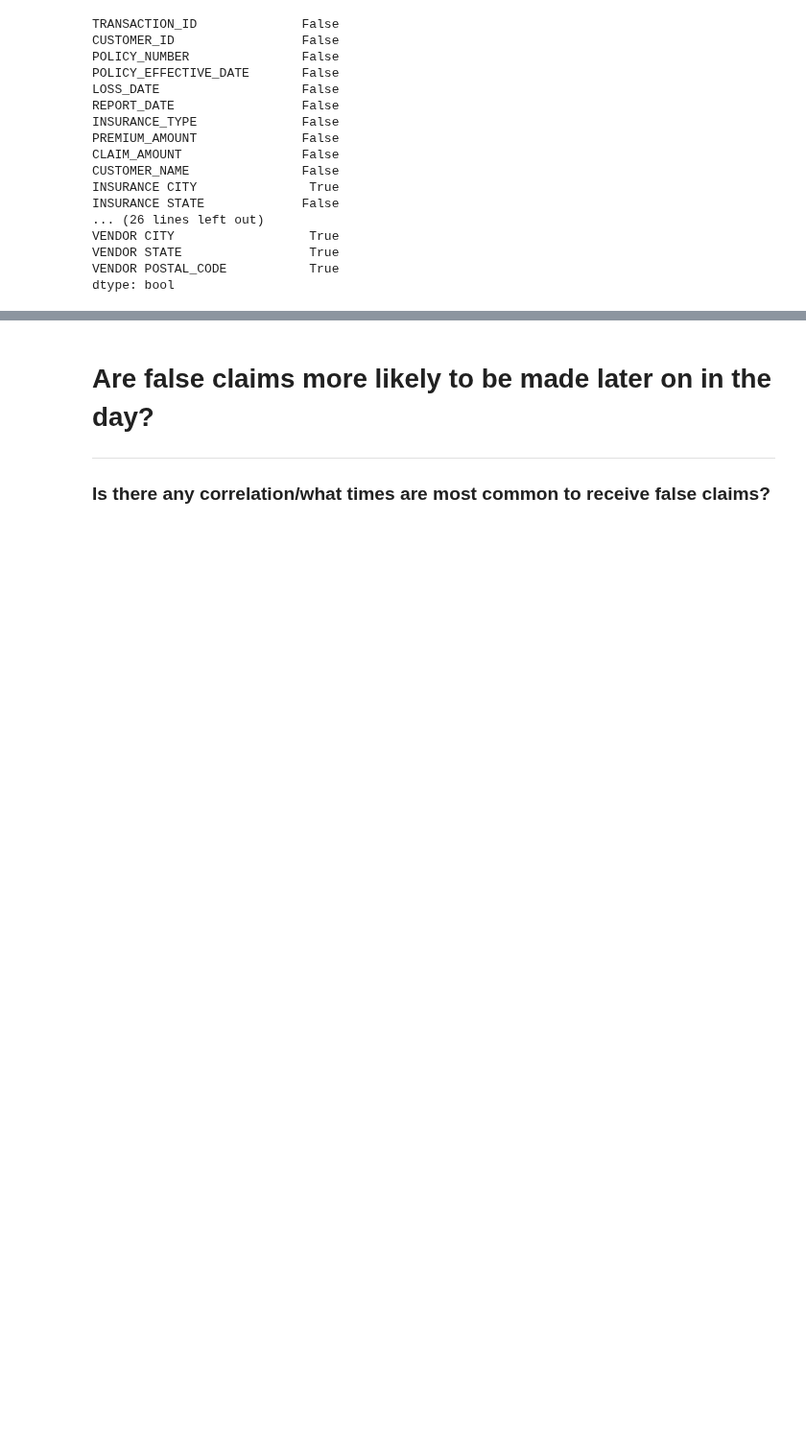
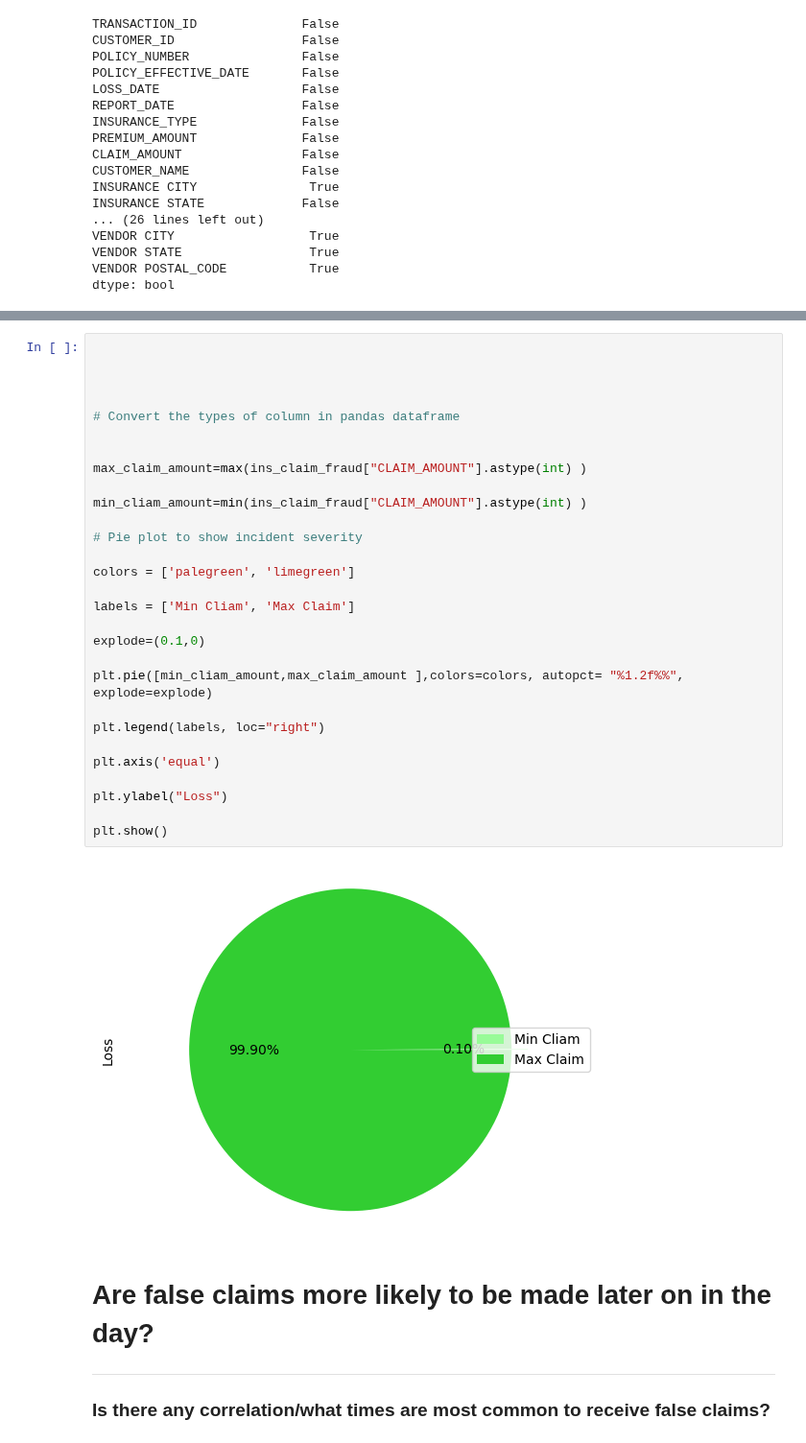
Before and after one commit to JustinS25/Insurance-Claim-Detection, a Jupyter notebook: Code/insurance_claim_valuecounts.ipynb, the cells around one changed output, grey strips where cells are left out. Shown at 96% size. Drawn from its saved outputs; the diff is of its cells as text; blank space fills up the shorter version.

```diff
--- a/Code/insurance_claim_valuecounts.ipynb
+++ b/Code/insurance_claim_valuecounts.ipynb
@@ -369,3 +368,34 @@ plt.xticks(rotation=90)
+# %%
+
+
+
+
+# Convert the types of column in pandas dataframe
+
+
+max_claim_amount=max(ins_claim_fraud["CLAIM_AMOUNT"].astype(int) )
+
+min_cliam_amount=min(ins_claim_fraud["CLAIM_AMOUNT"].astype(int) )
+
+# Pie plot to show incident severity
+
+colors = ['palegreen', 'limegreen']
+
+labels = ['Min Cliam', 'Max Claim']
+
+explode=(0.1,0)
+
+plt.pie([min_cliam_amount,max_claim_amount ],colors=colors, autopct= "%1.2f%%", explode=explode)
+
+plt.legend(labels, loc="right")
+
+plt.axis('equal')
+
+plt.ylabel("Loss")
+
+plt.show()
+# %% [output]
+[figure, added]
 # %% [markdown]
 # Are false claims more likely to be made later on in the day?
 ------
```
Also changed, not shown: parts of 1 cell of this notebook.
